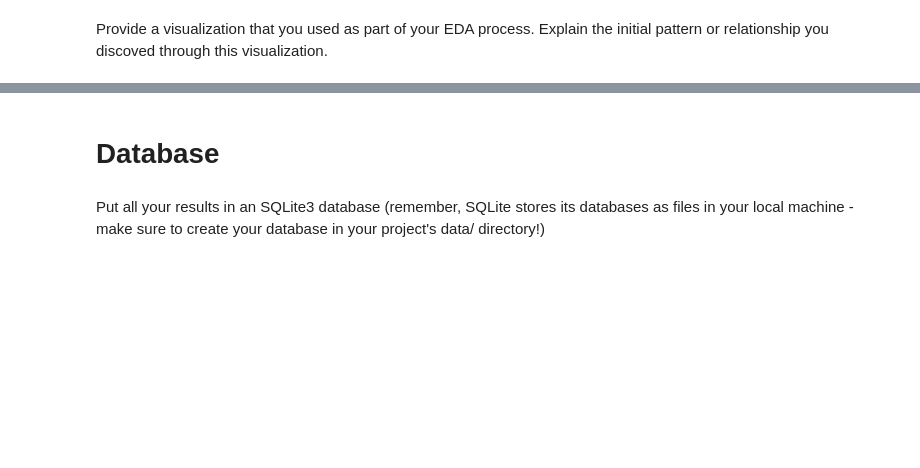
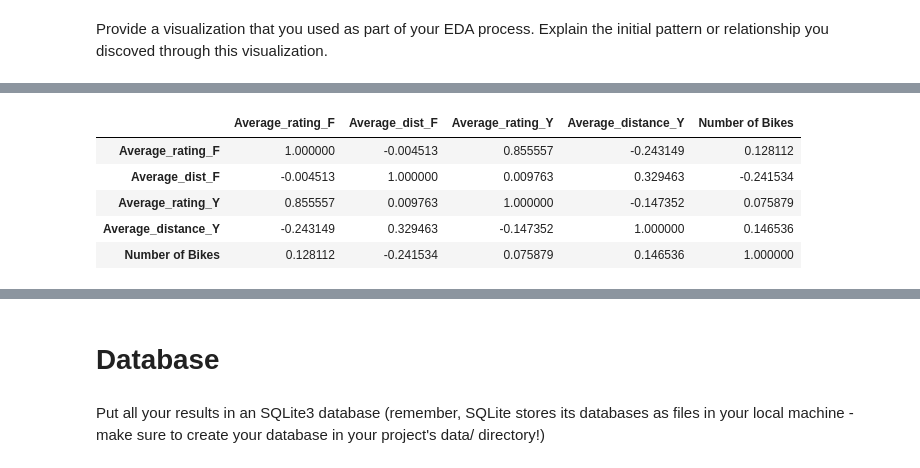
Before and after one commit to zuwa-oj/lhl-python-modelling-project, a Jupyter notebook: notebooks/joining_data.ipynb, the cells around one changed output, grey strips where cells are left out. Saved outputs shown, nothing was run; the diff lists cells and outputs as text; code cells hidden in the pictures; blank space fills up the shorter version.

```diff
--- a/notebooks/joining_data.ipynb
+++ b/notebooks/joining_data.ipynb
@@ -38,0 +44,2 @@ plt.show()
+# %%
+df_features = df_all[['Average_rating_F','Average_dist_F','Average_rating_Y','Average_distance_Y','Number of Bikes']]
@@ -39,6 +52,13 @@ plt.show()
 # %%
-correlation_matrix = df_all.corr(numeric_only=True)
+correlation_matrix = df_features.corr(numeric_only=True)
 correlation_matrix
+# %% [output]
+|  | Average_rating_F | Average_dist_F | Average_rating_Y | Average_distance_Y | Number of Bikes |
+| Average_rating_F | 1.000000 | -0.004513 | 0.855557 | -0.243149 | 0.128112 |
+| Average_dist_F | -0.004513 | 1.000000 | 0.009763 | 0.329463 | -0.241534 |
+| Average_rating_Y | 0.855557 | 0.009763 | 1.000000 | -0.147352 | 0.075879 |
+| Average_distance_Y | -0.243149 | 0.329463 | -0.147352 | 1.000000 | 0.146536 |
+| Number of Bikes | 0.128112 | -0.241534 | 0.075879 | 0.146536 | 1.000000 |
 # %%
 plt.figure(figsize=(10, 8))
 
```
Also changed, not shown: parts of 8 cells of this notebook, 17 other files.
